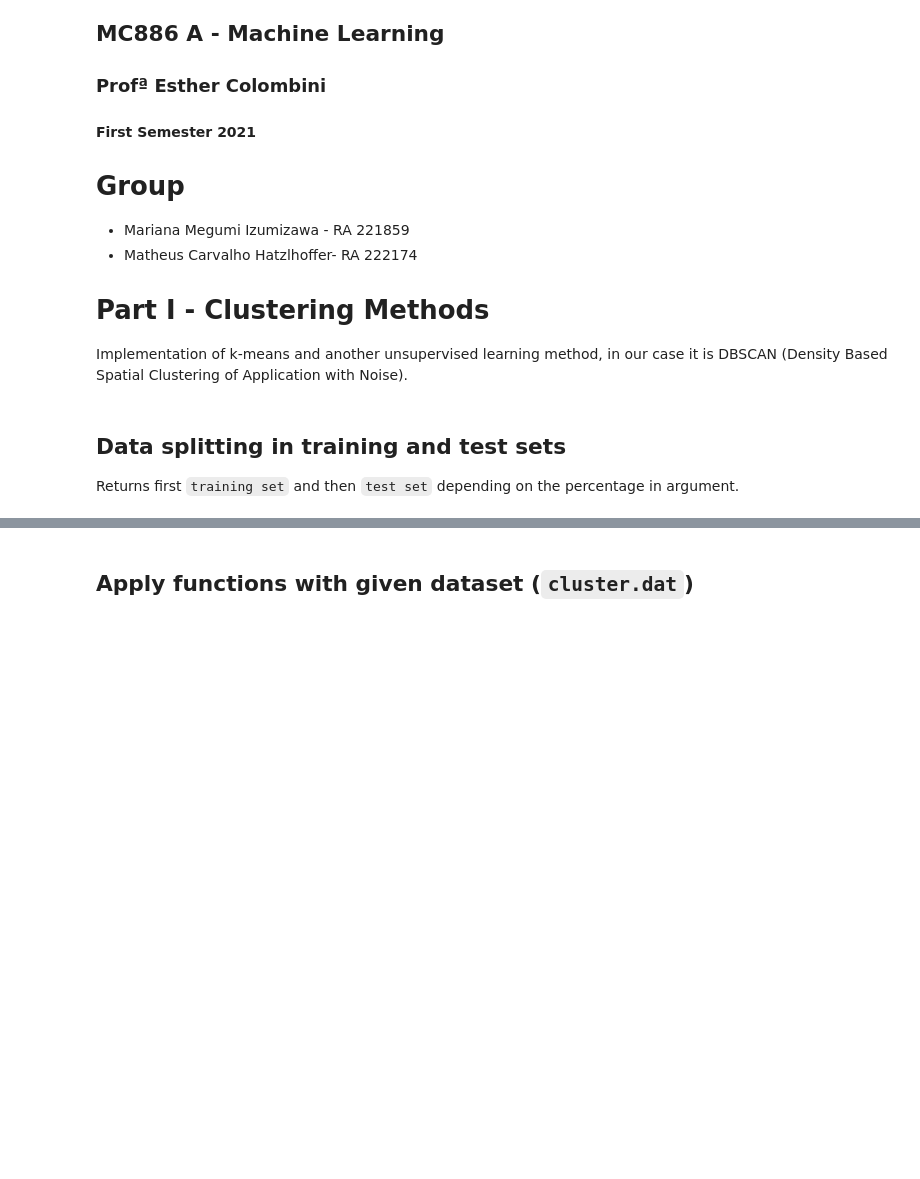
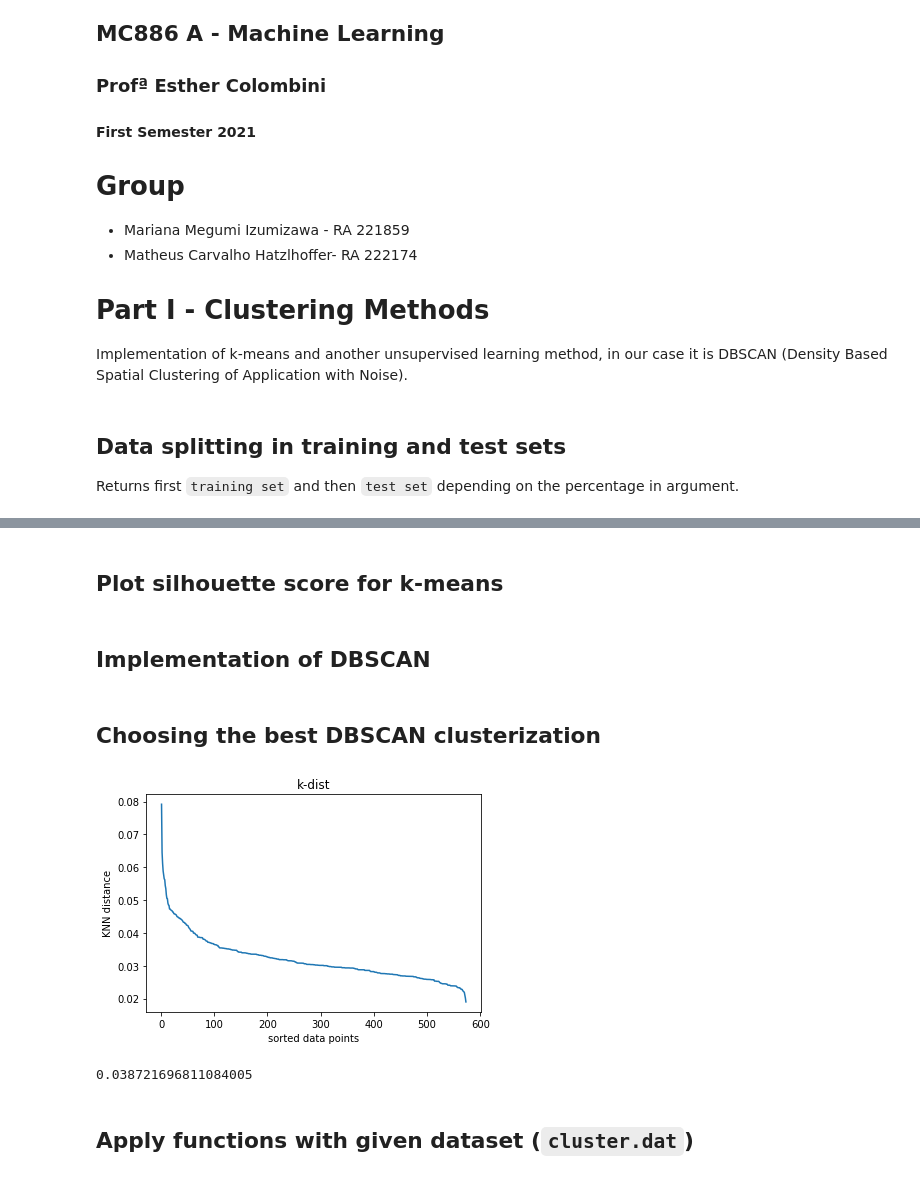
Before and after one commit to izumizawa/mc886y2021, a Jupyter notebook: Project1.ipynb, the cells around one changed output, grey strips where cells are left out. Cells and saved outputs as stored; diff of their text form; code cells hidden in the pictures; blank space fills up the shorter version.

```diff
--- a/Project1.ipynb
+++ b/Project1.ipynb
@@ -99 +165,3 @@ def print_clusters(centers, clusters):
   plt.show()
+# %% [markdown]
+## Plot silhouette score for k-means
@@ -99,0 +179,2 @@ def print_clusters(centers, clusters):
+# %% [markdown]
+## Implementation of DBSCAN
@@ -99,0 +215,37 @@ def print_clusters(centers, clusters):
+# %% [markdown]
+## Choosing the best DBSCAN clusterization
+# %%
+def k_nearest_neighbor(k, data):
+  k_distances = []
+  for i in range(len(data)):
+    point_distances = []
+    for j in range(len(data)):
+      distance = euclidian_distance(data[i], data[j])
+      point_distances.append(distance)
+    point_distances.sort()
+    k_distances.append(point_distances[k]) # K neighbor
+  k_distances.sort(reverse = True)
+  x = [y+1 for y in range(len(data))]
+  plt.plot(x, k_distances)
+  plt.title("k-dist")
+  plt.xlabel("sorted data points")
+  plt.ylabel("KNN distance")
+  plt.show()
+
+  x1, y1 = 0, k_distances[0]
+  x2, y2 = len(data), k_distances[len(k_distances)-1]
+
+  distances = []
+  for i in range(len(k_distances)):
+    x0 = i
+    y0 = k_distances[i]
+    numerator = abs((y2-y1)*x0 - (x2-x1)*y0 + x2*y1 - y2*x1)
+    denominator = math.sqrt((y2 - y1)**2 + (x2 - x1)**2)
+    distances.append(numerator/denominator)
+  return k_distances[distances.index(max(distances))]
+
+normalization(data)
+print(k_nearest_neighbor(4, data))
+# %% [output]
+[figure, added]
+0.038721696811084005
```
Also changed, not shown: parts of 25 cells of this notebook.
